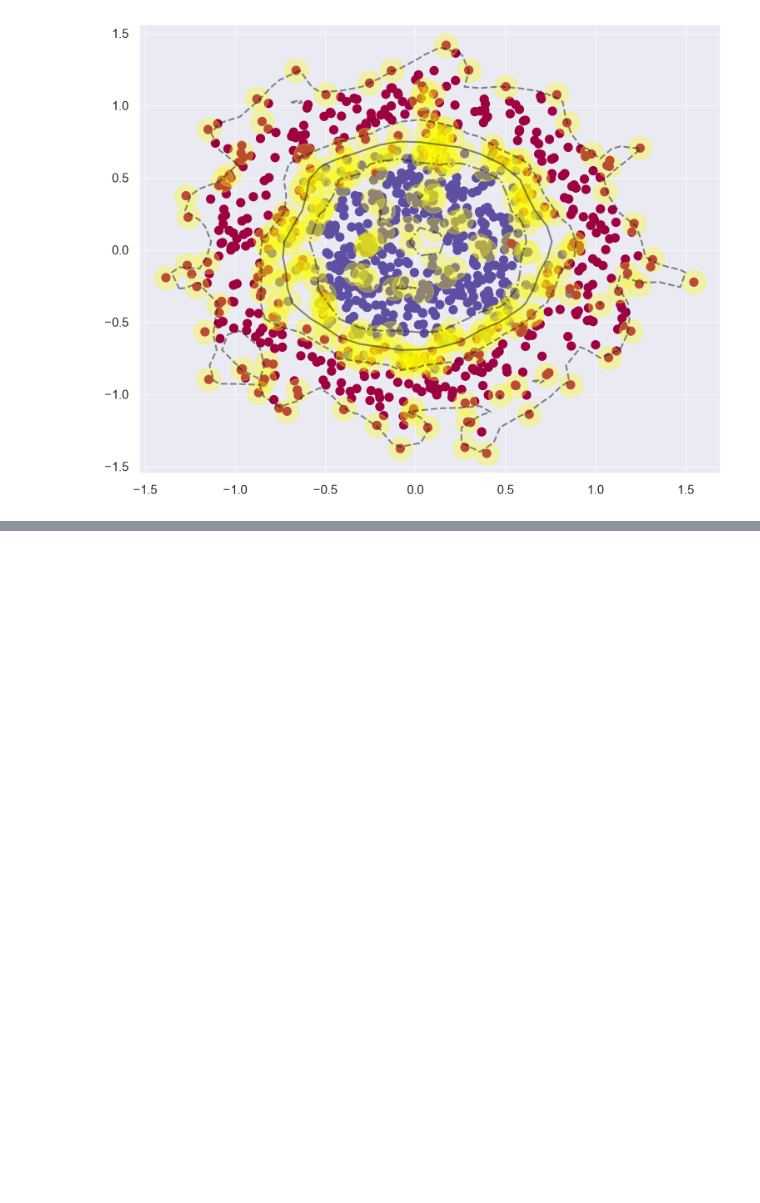
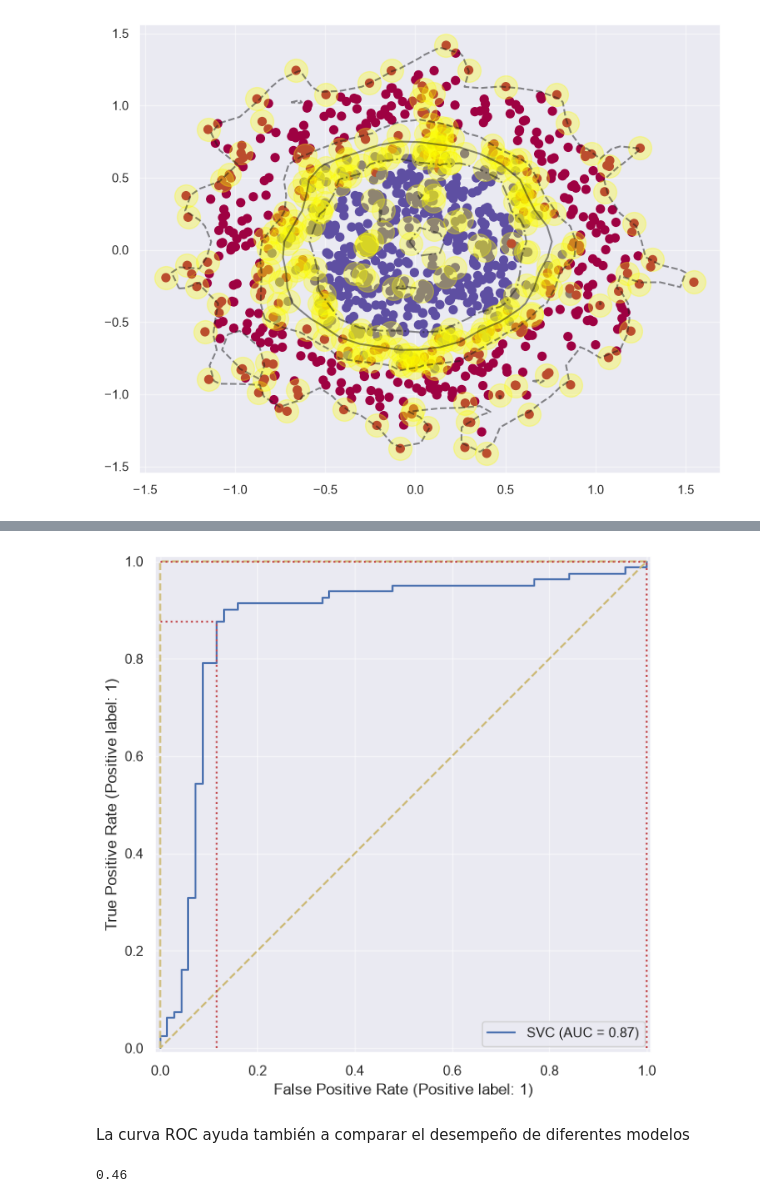
Before and after one commit to Mayarling/MachineLearning, a Jupyter notebook: SVM.ipynb, the cells around one changed output, grey strips where cells are left out. Cells and saved outputs as stored; diff of their text form; code cells hidden in the pictures; blank space fills up the shorter version.

```diff
--- a/SVM.ipynb
+++ b/SVM.ipynb
@@ -240,0 +263,24 @@ plot_svc_decision_function(modelnol)
+# %%
+# Obtenemos las predicciones del modelo:
+yhat = modeloSVM.predict(Xtest)
+
+# Obtenemos la tasa de falsos positivos (fpr) y la tasa de verdaderos positivos (tpr):
+fpr, tpr, _ = metrics.roc_curve(ytest, yhat)
+
+
+metrics.RocCurveDisplay.from_estimator(modeloSVM, Xtest, ytest)
+
+plt.plot([0,0,1,0],[0,1,1,0], 'y--')
+
+plt.hlines(tpr, 0, fpr, colors='r', linestyles='dotted')  # Se calcula TPrate y FPrate con base a threshold=0.5
+plt.vlines(fpr, 0, tpr, colors='r', linestyles='dotted')  # como valor predeteminado
+plt.show()
+# %% [output]
+[figure, added]
+# %% [markdown]
+La curva ROC ayuda también a comparar el desempeño de diferentes modelos
+# %%
+modeloLR = LogisticRegression(max_iter=1000, C=.01).fit(Xtrain, ytrain)
+modeloLR.score(Xtest, ytest)
+# %% [output]
+0.46
```
Also changed, not shown: parts of 4 cells of this notebook, 1 other file.
